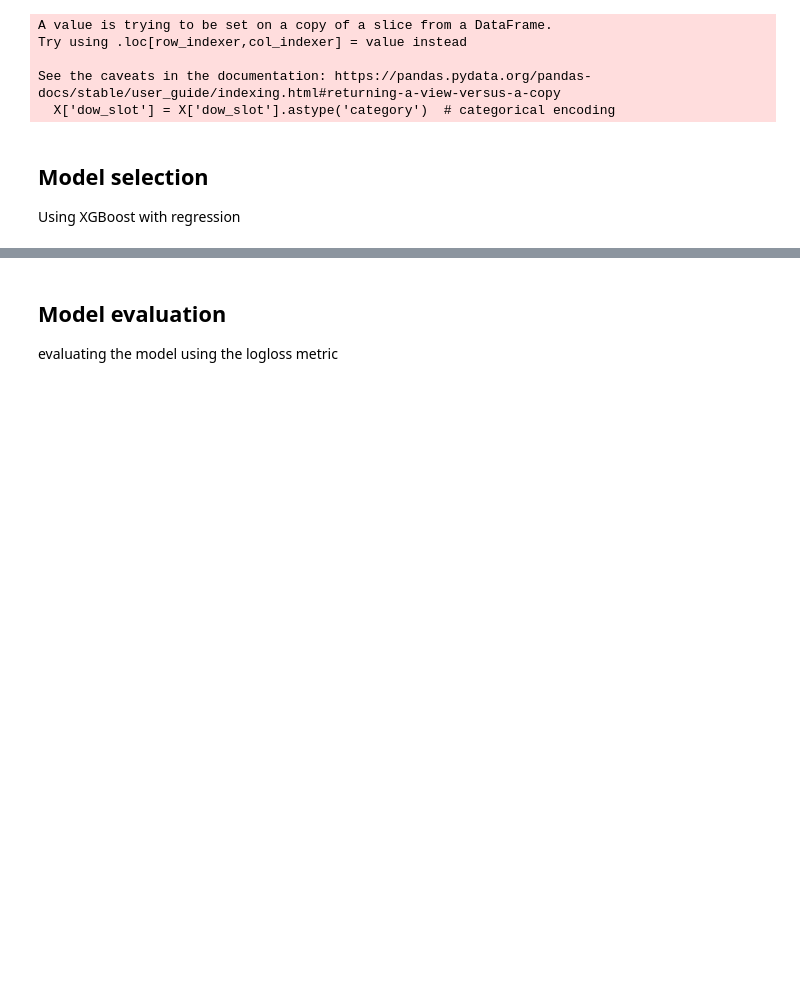
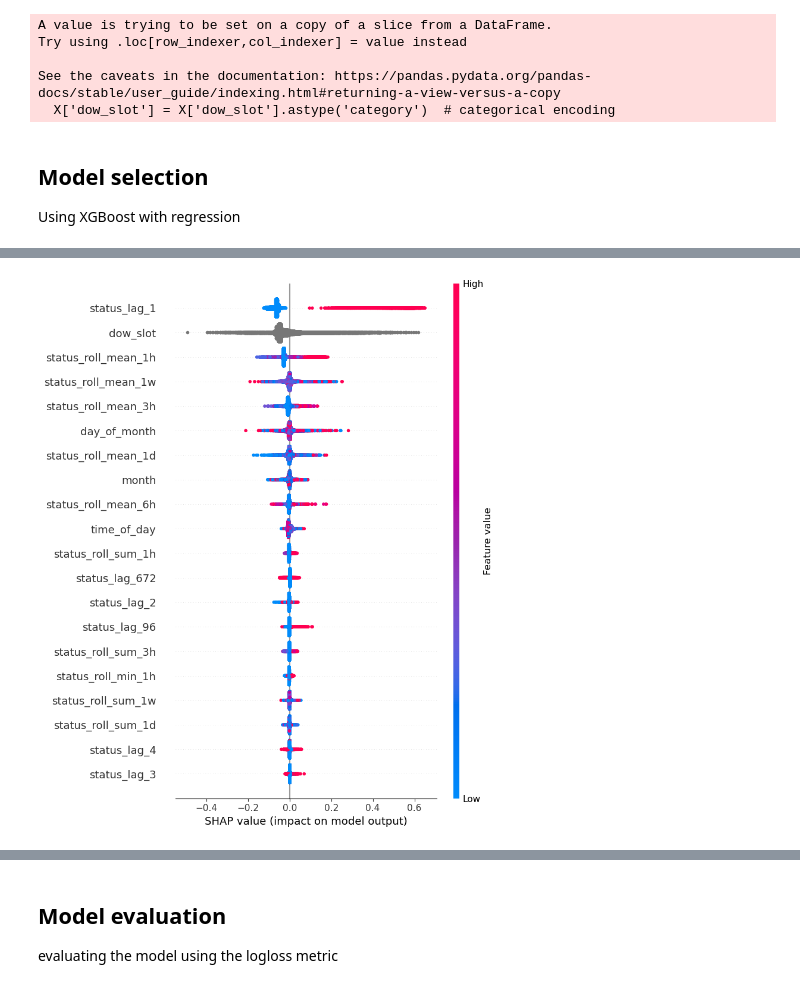
Before and after one commit to chenneman/CTC-advanced-data-science, a Jupyter notebook: XGboost.ipynb, the cells around one changed output, grey strips where cells are left out. Drawn from its saved outputs; the diff is of its cells as text; code cells hidden in the pictures; blank space fills up the shorter version.

```diff
--- a/XGboost.ipynb
+++ b/XGboost.ipynb
@@ -198,0 +209,6 @@ y_pred = np.clip(y_pred,0,1)
+# %%
+explainer = shap.Explainer(model)
+shap_values = explainer(X_train)
+shap.summary_plot(shap_values, X_train)
+# %% [output]
+[figure, added]
```
Also changed, not shown: parts of 9 cells of this notebook.
